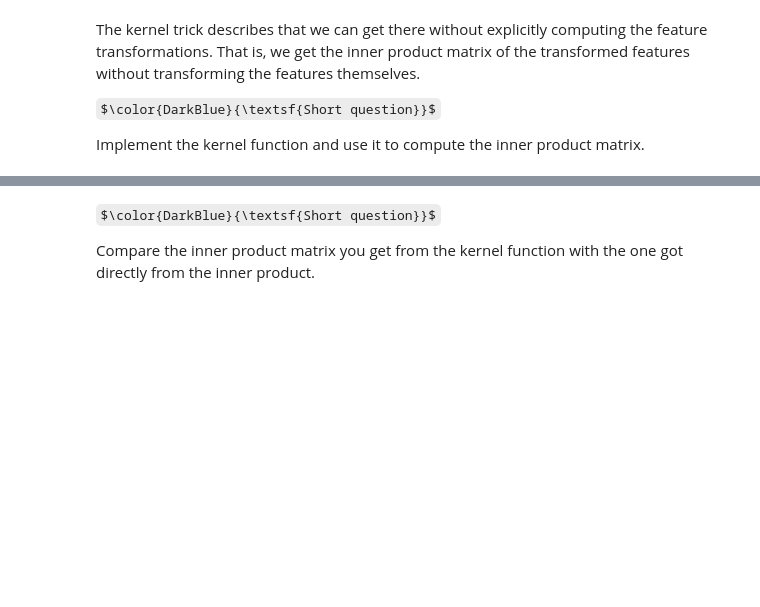
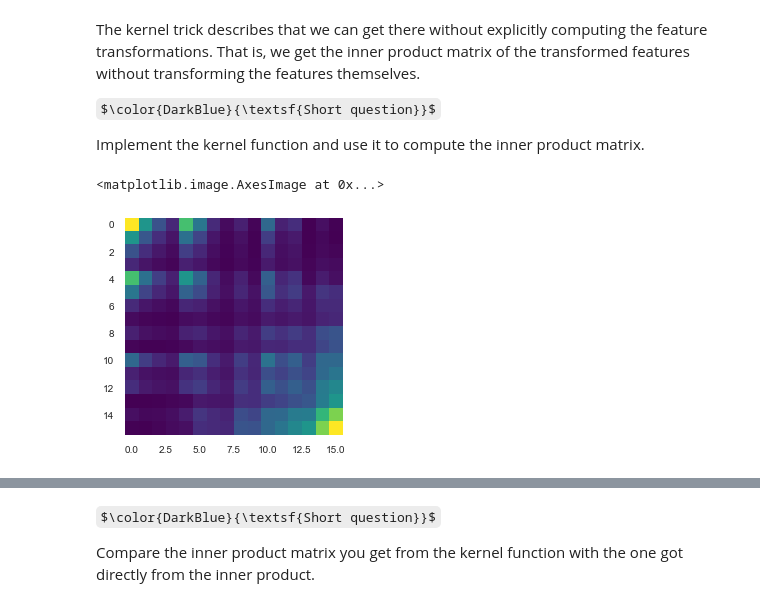
Before and after one commit to lsmo-epfl/ch-315, a Jupyter notebook: ml/handson_project.ipynb, the cells around one changed output, grey strips where cells are left out. Drawn from its saved outputs; the diff is of its cells as text; code cells hidden in the pictures; some formulas as TeX source; blank space fills up the shorter version.

Commit message:
start to add polynomial fit example

```diff
--- a/ml/handson_project.ipynb
+++ b/ml/handson_project.ipynb
@@ -194,0 +176,35 @@ inner_product_kernel = kernel(mapped_data, mapped_data)
+# %%
+def kernel(x, x_prime, degree=2, gamma=None, coef0=1):
+    """
+    Computes the inner product of two vectors x and y.
+
+    K(x, x_prime) = (<x, x_prime> + coef0)^degree
+
+    See https://en.wikipedia.org/wiki/Polynomial_kernel for more details.
+    We minick the implementation of https://scikit-learn.org/stable/modules/generated/sklearn.metrics.pairwise.polynomial_kernel.html
+
+    Parameters
+    ----------
+    x : array-like, shape (N,p)
+    x_prime : array-like, shape (N,p)
+    degree : int, default=3
+    gamma : float, default=None
+        If None, defaults to 1.0 / n_features.
+    coef0 : float, default=1
+
+    Returns
+    -------
+    K : array-like, shape (N,N)
+    """
+    if gamma is None:
+        gamma = 1.0 / x.shape[1]
+
+    return gamma * (x @ x_prime.T + coef0) ** degree
+
+
+inner_product_kernel = kernel(data[["x", "y"]].values, data[["x", "y"]].values)
+# %%
+plt.imshow(inner_product_kernel, cmap='viridis')
+# %% [output]
+<matplotlib.image.AxesImage at 0x...>
+[figure, added]
```
Also changed, not shown: parts of 6 cells of this notebook.
